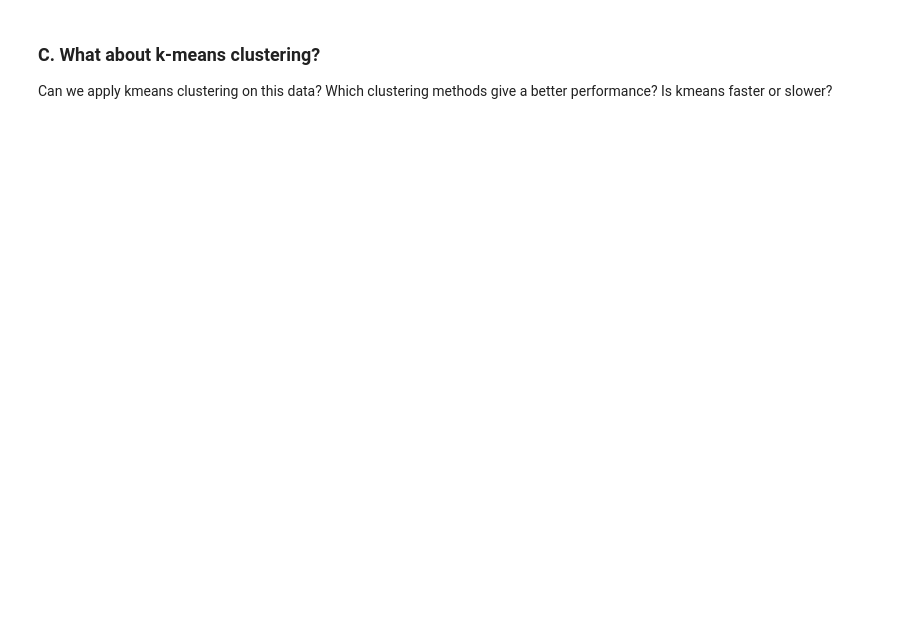
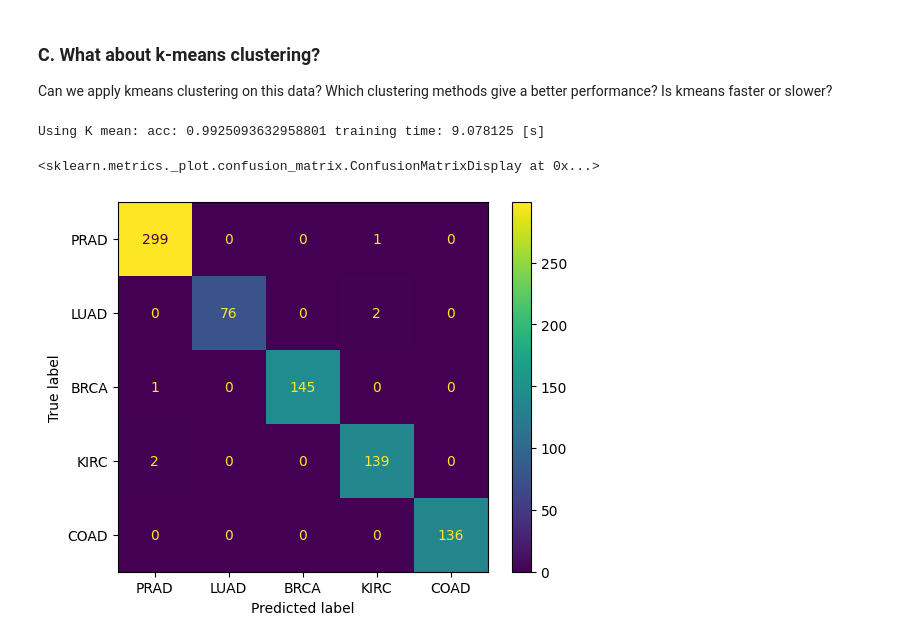
Before and after one commit to yasuomaidana/introduction-to-machine-learning, a Jupyter notebook: Unsupervised Algorithms in Machine Learning/Clustering/Clustering.ipynb, the cells around one changed output. Saved outputs shown, nothing was run; the diff lists cells and outputs as text; code cells hidden in the pictures; blank space fills up the shorter version.

```diff
--- a/Unsupervised Algorithms in Machine Learning/Clustering/Clustering.ipynb
+++ b/Unsupervised Algorithms in Machine Learning/Clustering/Clustering.ipynb
@@ -143,3 +168,17 @@ ConfusionMatrixDisplay(confusion_matrix=confusion_matrix(label["Class"].to_list(
 # %% [markdown]
 ### C. What about k-means clustering?
 Can we apply kmeans clustering on this data? Which clustering methods give a better performance? Is kmeans faster or slower?
+# %%
+starting_t = time.process_time()
+kmean_cluster = KMeans(n_clusters=5).fit_predict(data)
+training_time = time.process_time() - starting_t
+t_order, t_acc = label_permute_compare(label,kmean_cluster)
+
+processed_yp = [next((t[0] for t in zip(label["Class"].unique(),t_order) if t[1] == x), x) for x in kmean_cluster]
+labels = [next((t[0] for t in zip(label,t_order) if t[1] == x), x) for x in label["Class"].unique()]
+print(f"Using K mean: acc: {t_acc} training time: {training_time} [s]")
+ConfusionMatrixDisplay(confusion_matrix=confusion_matrix(label["Class"].to_list(),processed_yp), display_labels=labels).plot()
+# %% [output]
+Using K mean: acc: 0.9925093632958801 training time: 9.078125 [s]
+<sklearn.metrics._plot.confusion_matrix.ConfusionMatrixDisplay at 0x...>
+[figure, added]
```
Also changed, not shown: parts of 4 cells of this notebook.
